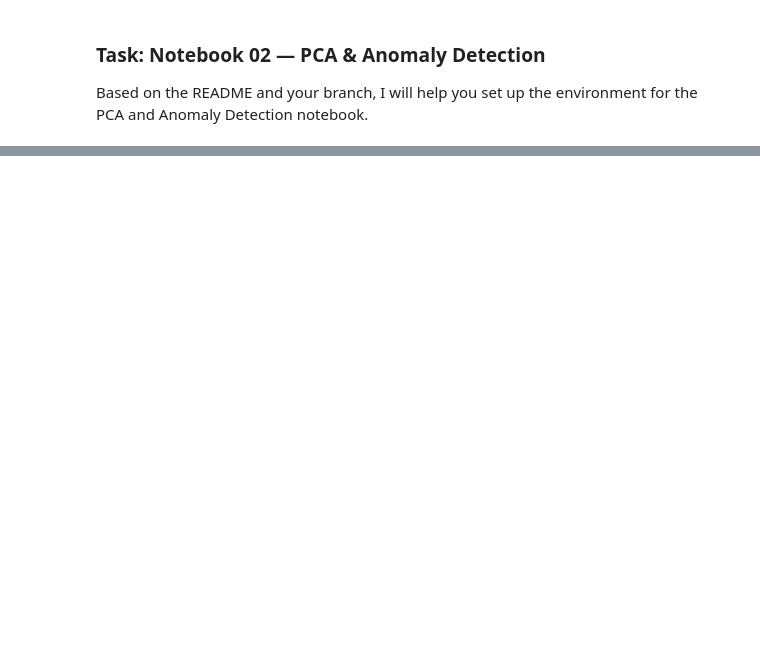
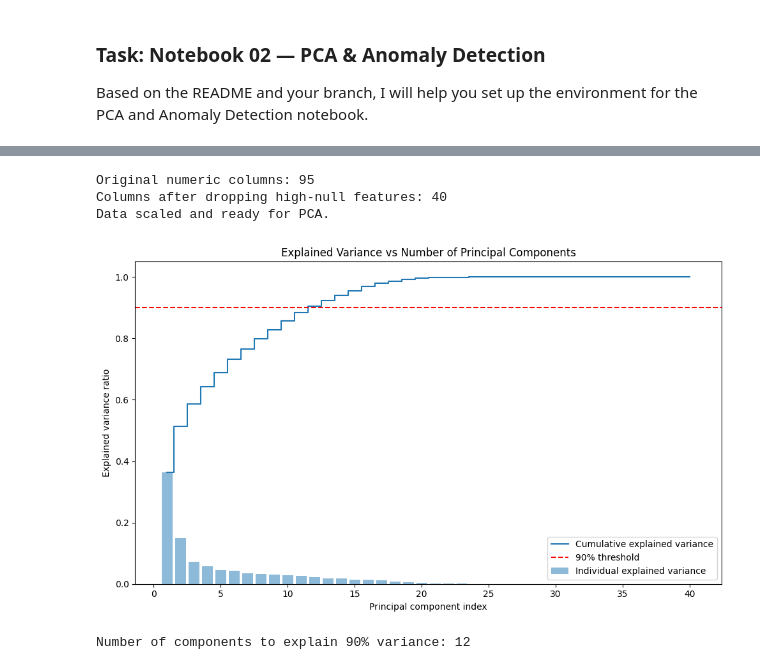
Before and after one commit to Baasmaala/road-safety-explorer, a Jupyter notebook: notebooks/02_pca_anomaly_ipynb.ipynb, the cells around one changed output, grey strips where cells are left out. Cells and saved outputs as stored; diff of their text form; code cells hidden in the pictures; blank space fills up the shorter version.

```diff
--- a/notebooks/02_pca_anomaly_ipynb.ipynb
+++ b/notebooks/02_pca_anomaly_ipynb.ipynb
@@ -44,0 +96,49 @@ Based on the README and your branch, I will help you set up the environment for
+# %%
+# Select numeric columns and handle missing values for PCA
+# We'll drop columns with too many missing values and impute the rest
+
+numeric_df = df.select_dtypes(include=[np.number])
+
+# Threshold: Keep columns with less than 30% missing values
+threshold = 0.3 * len(numeric_df)
+numeric_df = numeric_df.dropna(thresh=len(numeric_df) - threshold, axis=1)
+
+# Simple imputation with median for remaining NaNs
+numeric_df_imputed = numeric_df.fillna(numeric_df.median())
+
+# Scale the data
+scaler = StandardScaler()
+scaled_features = scaler.fit_transform(numeric_df_imputed)
+
+print(f"Original numeric columns: {df.select_dtypes(include=[np.number]).shape[1]}")
+print(f"Columns after dropping high-null features: {numeric_df_imputed.shape[1]}")
+print("Data scaled and ready for PCA.")
+# %% [output]
+Original numeric columns: 95
+Columns after dropping high-null features: 40
+Data scaled and ready for PCA.
+# %%
+# Initialize PCA
+pca = PCA()
+pca_features = pca.fit_transform(scaled_features)
+
+# Calculate explained variance
+exp_var_pca = pca.explained_variance_ratio_
+cum_sum_eigenvalues = np.cumsum(exp_var_pca)
+
+# Visualize the explained variance
+plt.figure(figsize=(10, 6))
+plt.bar(range(1, len(exp_var_pca)+1), exp_var_pca, alpha=0.5, align='center', label='Individual explained variance')
+plt.step(range(1, len(cum_sum_eigenvalues)+1), cum_sum_eigenvalues, where='mid', label='Cumulative explained variance')
+plt.ylabel('Explained variance ratio')
+plt.xlabel('Principal component index')
+plt.title('Explained Variance vs Number of Principal Components')
+plt.axhline(y=0.9, color='r', linestyle='--', label='90% threshold')
+plt.legend(loc='best')
+plt.tight_layout()
+plt.show()
+
+print(f"Number of components to explain 90% variance: {np.argmax(cum_sum_eigenvalues >= 0.9) + 1}")
+# %% [output]
+[figure, added]
+Number of components to explain 90% variance: 12
```
Also changed, not shown: parts of 10 cells of this notebook.
